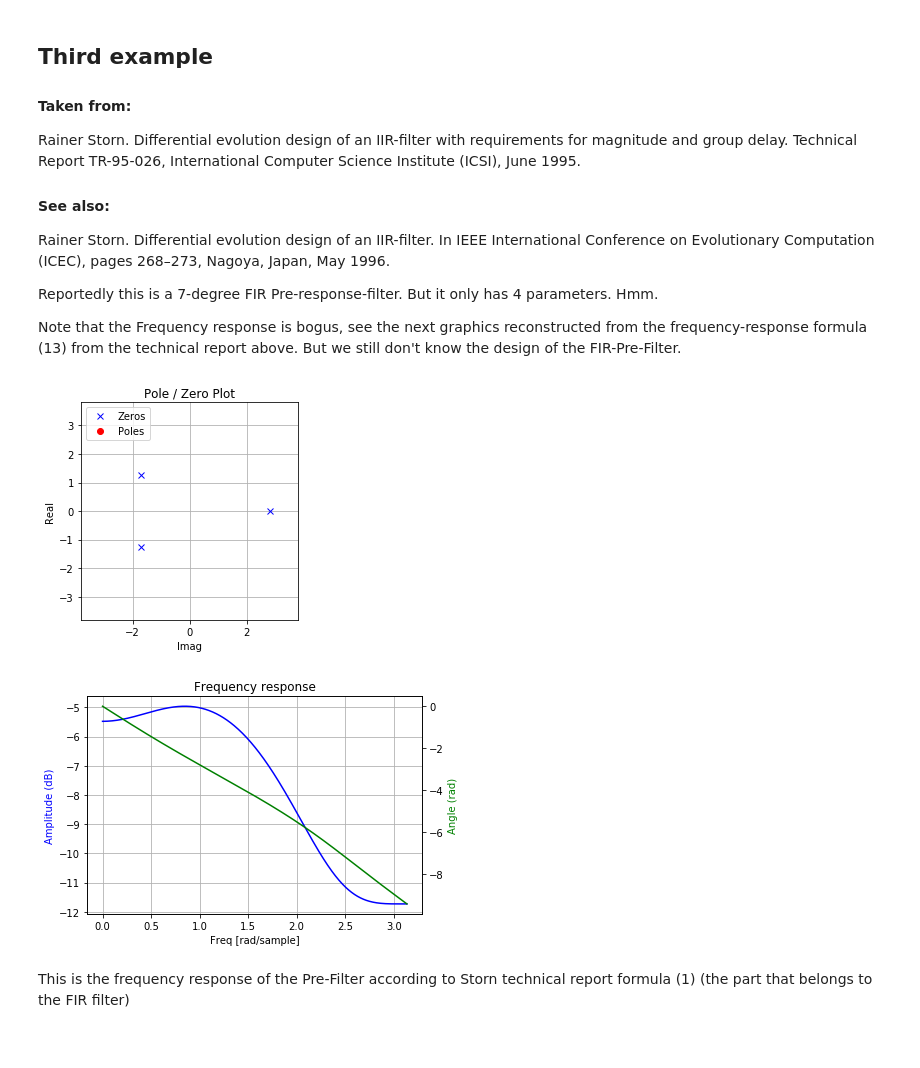
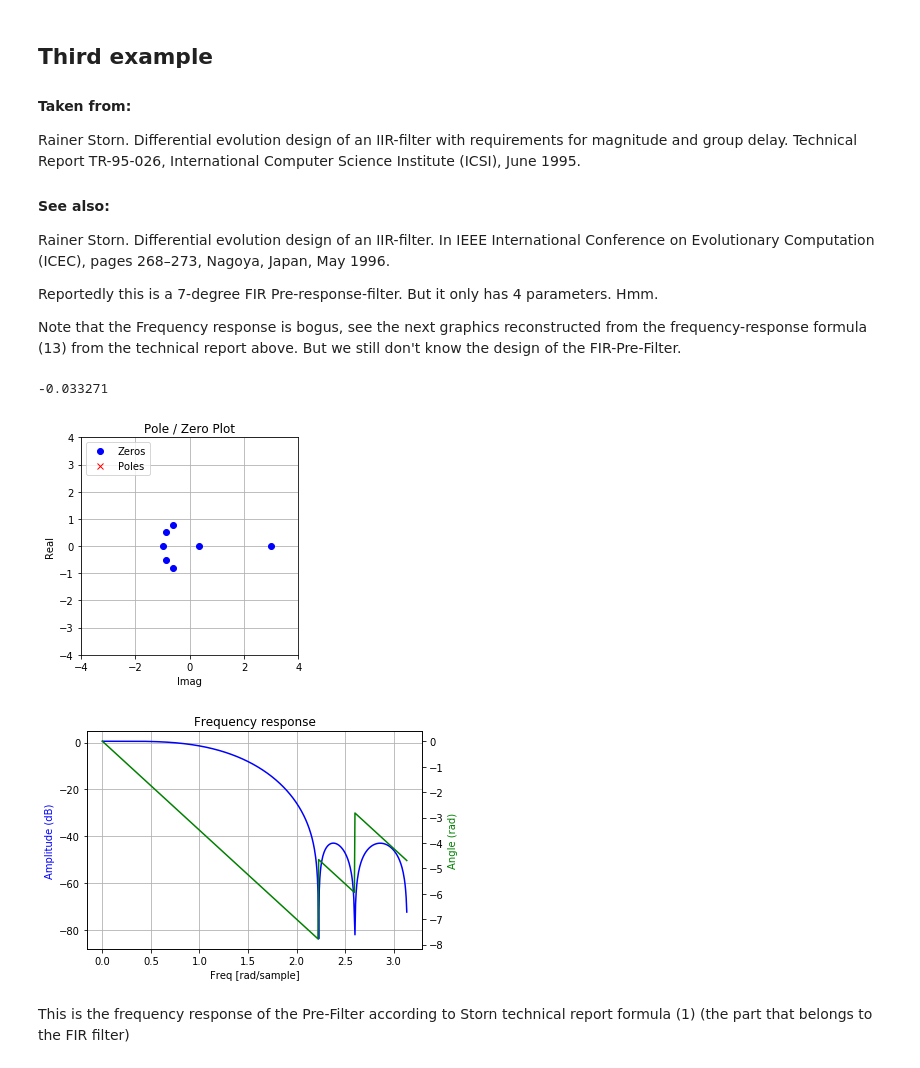
Before and after one commit to schlatterbeck/filter-optimizer, a Jupyter notebook: IIR_Filter.ipynb, the cells around one changed output. Saved outputs shown, nothing was run; the diff lists cells and outputs as text; code cells hidden in the pictures.

```diff
--- a/IIR_Filter.ipynb
+++ b/IIR_Filter.ipynb
@@ -60,8 +60,8 @@ def pole_zero_plot (poles, zeros, limit = 1e6) :
     m  = max (m1, m2) + 1
     if m > limit :
         m = limit
-    plt.plot(np.real(zeros), np.imag(zeros), 'xb')
-    plt.plot(np.real(poles), np.imag(poles), 'or')
+    plt.plot(np.real(zeros), np.imag(zeros), 'ob')
+    plt.plot(np.real(poles), np.imag(poles), 'xr')
     plt.legend(['Zeros', 'Poles'], loc=2)
     plt.title('Pole / Zero Plot')
     plt.ylabel('Real')
@@ -182,19 +182,22 @@ IEEE International Conference on Evolutionary Computation
 Reportedly this is a 7-degree FIR Pre-response-filter. But it only has 4 parameters. Hmm.
 
 Note that the Frequency response is bogus, see the next graphics reconstructed from the frequency-response formula (13) from the technical report above. But we still don't know the design of the FIR-Pre-Filter.
-# %%
-fir = [-0.033271, -0.019816, 0.169865, 0.415454]
-#fir = [x - 3.5 for x in fir]
-#fir = [x * 2 for x in fir]
-#fir = [x * pi for x in fir]
-fir_zeros, fir_poles, fir_gain = tf2zpk (fir, [1.0])
-#print (zeros, poles, gain)
-w, h = freqz (fir)
-pole_zero_plot (fir_poles, fir_zeros)
-plot_response (w, h)
-# %% [output]
-[figure, removed]
-[figure, removed]
+# %%
+#fir = [-0.033271, -0.019816, 0.169865, 0.415454]
+# Reverse-engineered FIR parameters, the commented list above is from the paper
+# needed to find out that the parameters are re-used to make everything real.
+# See accompanying maxima sheet.
+fir = [-0.033271, -0.019816, 0.169865, 0.415454, 0.415454, 0.169865, -0.019816, -0.033271]
+
+fir_zeros, fir_poles, fir_gain = tf2zpk (fir, [1.0])
+print (fir_gain)
+w, h = freqz (fir)
+pole_zero_plot (fir_poles, fir_zeros)
+plot_response (w, h)
+# %% [output]
+-0.033271
+[figure, added]
+[figure, added]
 # %% [markdown]
 This is the frequency response of the Pre-Filter according to Storn technical report formula (1) (the part that belongs to the FIR filter)
 # %%
```
Also changed, not shown: parts of 6 cells of this notebook, 2 other files.
